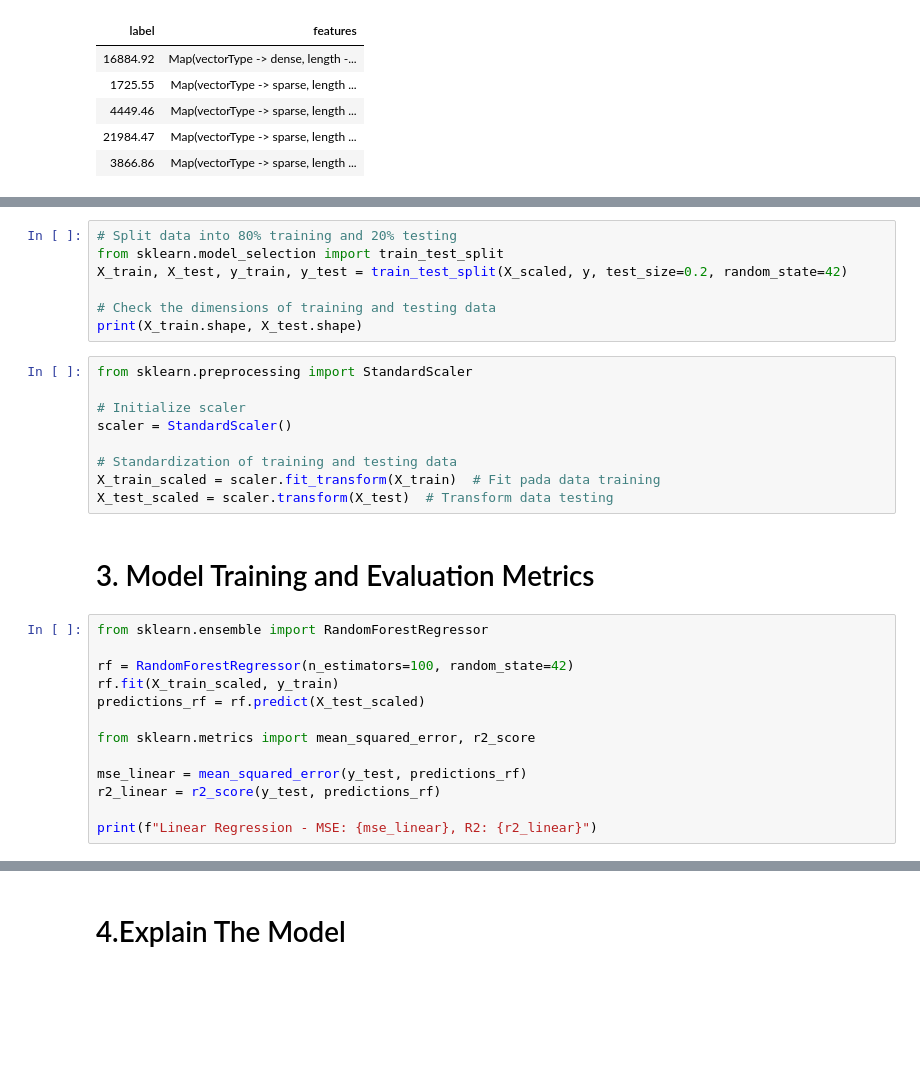
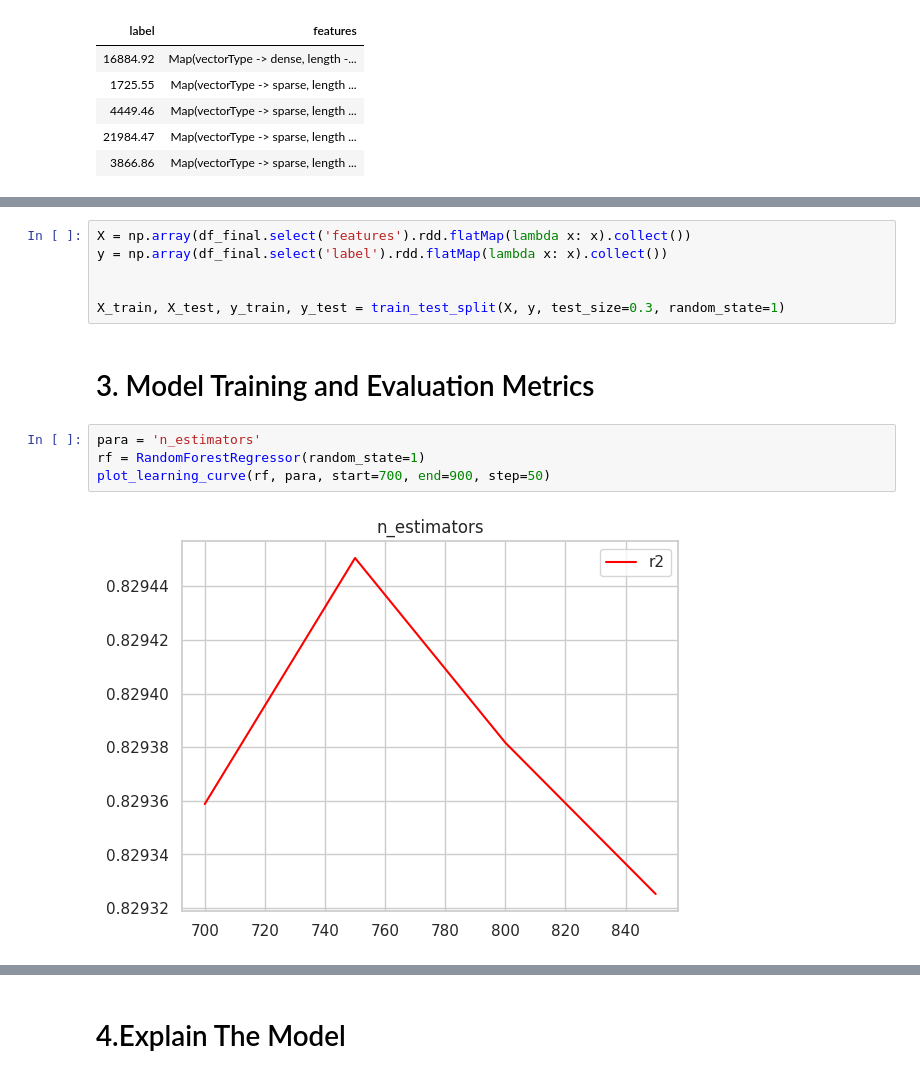
Before and after one commit to JohnsRun/Spark_Knowledge, a Jupyter notebook: SparkAPI_Machine_Learning/Health_Insurance_Medical_Payout_Prediction.ipynb, the cells around one changed output, grey strips where cells are left out. Cells and saved outputs as stored; diff of their text form; blank space fills up the shorter version.

```diff
--- a/SparkAPI_Machine_Learning/Health_Insurance_Medical_Payout_Prediction.ipynb
+++ b/SparkAPI_Machine_Learning/Health_Insurance_Medical_Payout_Prediction.ipynb
@@ -159,31 +159,14 @@ print(X.dtypes)
-# %%
-# Split data into 80% training and 20% testing
-from sklearn.model_selection import train_test_split
-X_train, X_test, y_train, y_test = train_test_split(X_scaled, y, test_size=0.2, random_state=42)
-
-# Check the dimensions of training and testing data
-print(X_train.shape, X_test.shape)
-# %%
-from sklearn.preprocessing import StandardScaler
-
-# Initialize scaler
-scaler = StandardScaler()
-
-# Standardization of training and testing data
-X_train_scaled = scaler.fit_transform(X_train)  # Fit pada data training
-X_test_scaled = scaler.transform(X_test)  # Transform data testing
+# %%
+X = np.array(df_final.select('features').rdd.flatMap(lambda x: x).collect())
+y = np.array(df_final.select('label').rdd.flatMap(lambda x: x).collect())
+
+
+X_train, X_test, y_train, y_test = train_test_split(X, y, test_size=0.3, random_state=1)
 # %% [markdown]
 # 3. Model Training and Evaluation Metrics
-# %%
-from sklearn.ensemble import RandomForestRegressor
-
-rf = RandomForestRegressor(n_estimators=100, random_state=42)
-rf.fit(X_train_scaled, y_train)
-predictions_rf = rf.predict(X_test_scaled)
-
-from sklearn.metrics import mean_squared_error, r2_score
-
-mse_linear = mean_squared_error(y_test, predictions_rf)
-r2_linear = r2_score(y_test, predictions_rf)
-
-print(f"Linear Regression - MSE: {mse_linear}, R2: {r2_linear}")
+# %%
+para = 'n_estimators'
+rf = RandomForestRegressor(random_state=1)
+plot_learning_curve(rf, para, start=700, end=900, step=50)
+# %% [output]
+[figure, added]
```
Also changed, not shown: parts of 16 cells of this notebook, 1 other file.
